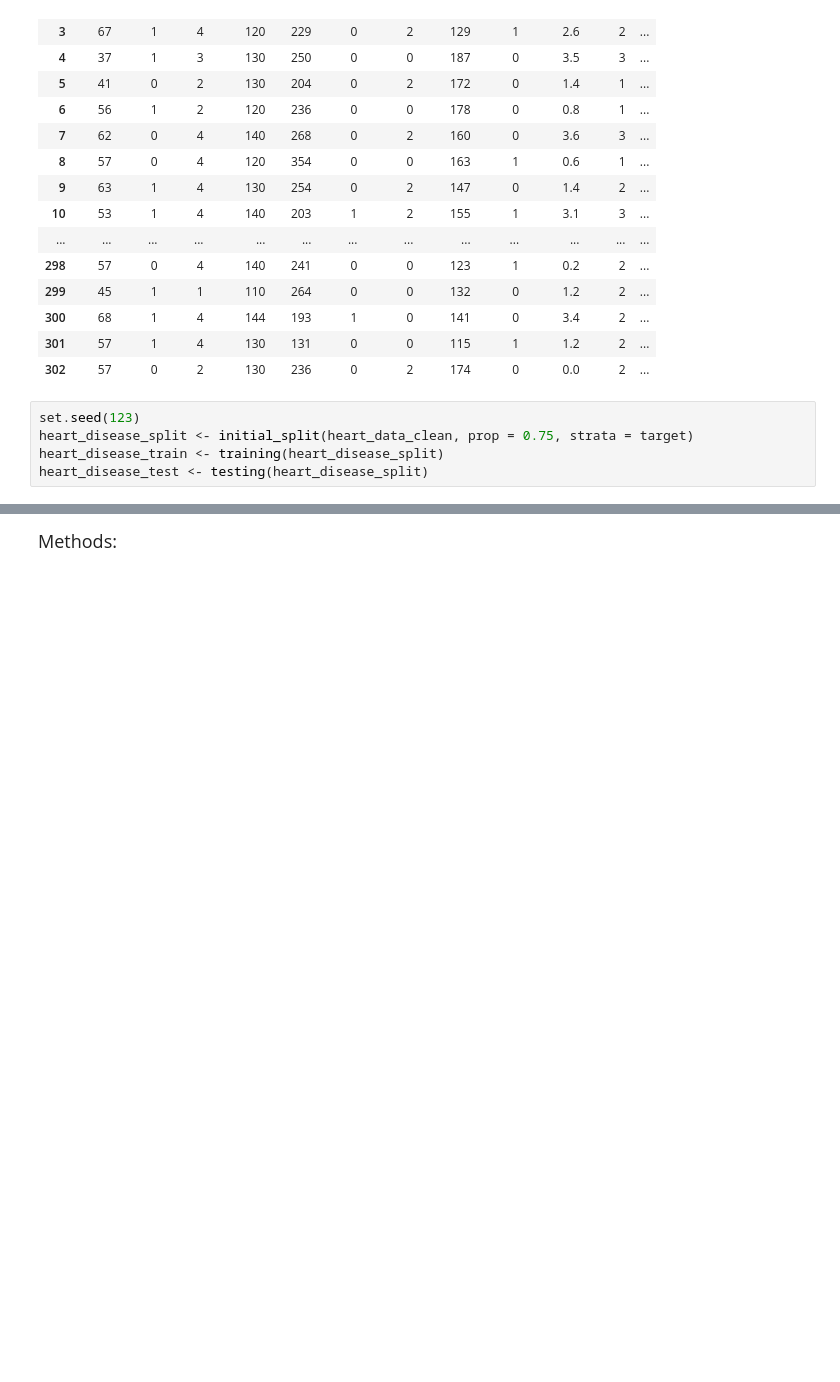
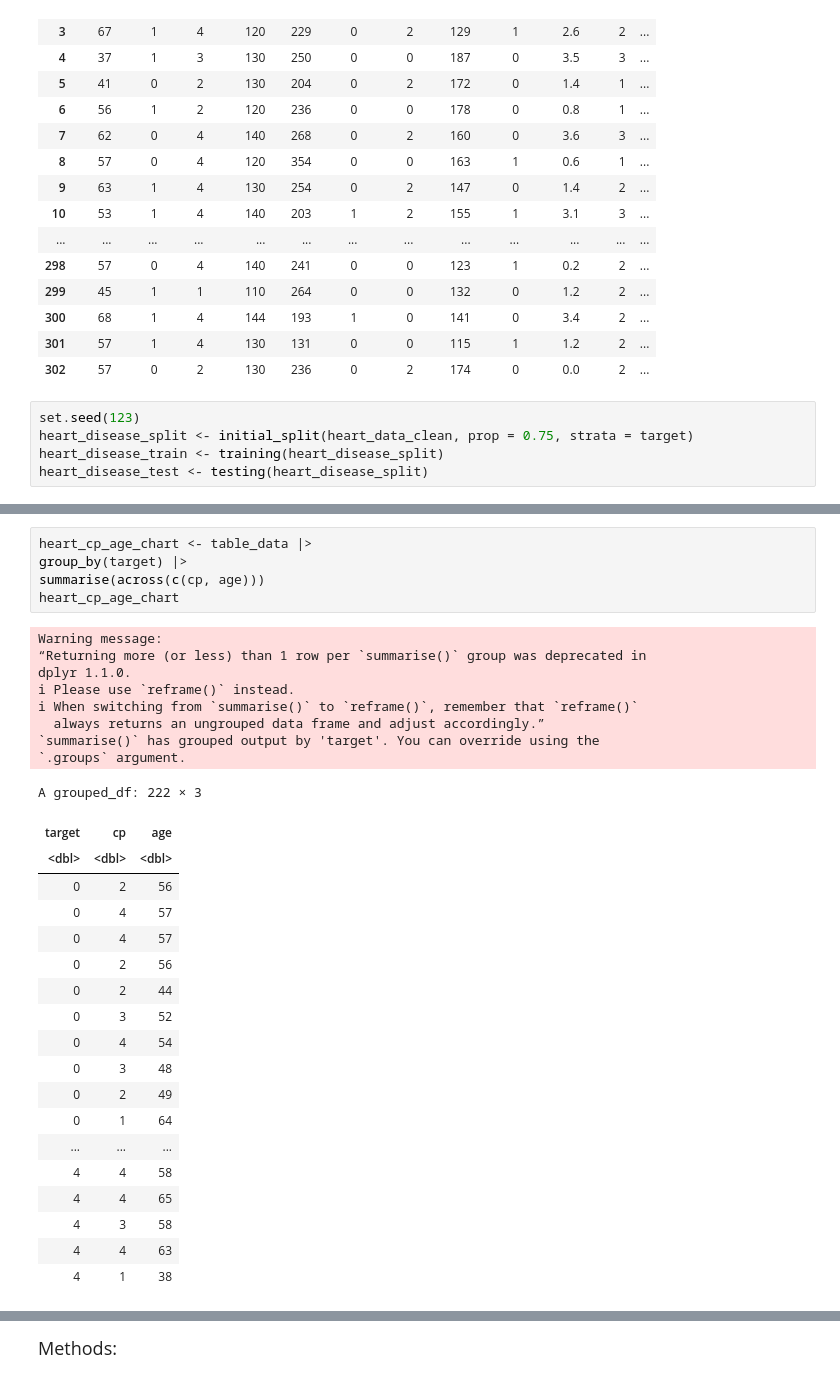
Before and after one commit to Kuiyun24z/DSCI-100-Project-, a Jupyter notebook: Proposal.ipynb, the cells around one changed output, grey strips where cells are left out. Drawn from its saved outputs; the diff is of its cells as text; blank space fills up the shorter version.

```diff
--- a/Proposal.ipynb
+++ b/Proposal.ipynb
@@ -204,0 +159,33 @@ argument.
+# %%
+heart_cp_age_chart <- table_data |>
+group_by(target) |>
+summarise(across(c(cp, age)))
+heart_cp_age_chart
+# %% [output]
+Warning message:
+“Returning more (or less) than 1 row per `summarise()` group was deprecated in
+dplyr 1.1.0.
+ℹ Please use `reframe()` instead.
+ℹ When switching from `summarise()` to `reframe()`, remember that `reframe()`
+  always returns an ungrouped data frame and adjust accordingly.”
+`summarise()` has grouped output by 'target'. You can override using the
+`.groups` argument.
+A grouped_df: 222 × 3
+| target | cp | age |
+| <dbl> | <dbl> | <dbl> |
+| 0 | 2 | 56 |
+| 0 | 4 | 57 |
+| 0 | 4 | 57 |
+| 0 | 2 | 56 |
+| 0 | 2 | 44 |
+| 0 | 3 | 52 |
+| 0 | 4 | 54 |
+| 0 | 3 | 48 |
+| 0 | 2 | 49 |
+| 0 | 1 | 64 |
+| ... | ... | ... |
+| 4 | 4 | 58 |
+| 4 | 4 | 65 |
+| 4 | 3 | 58 |
+| 4 | 4 | 63 |
+| 4 | 1 | 38 |
```
Also changed, not shown: parts of 19 cells of this notebook.
